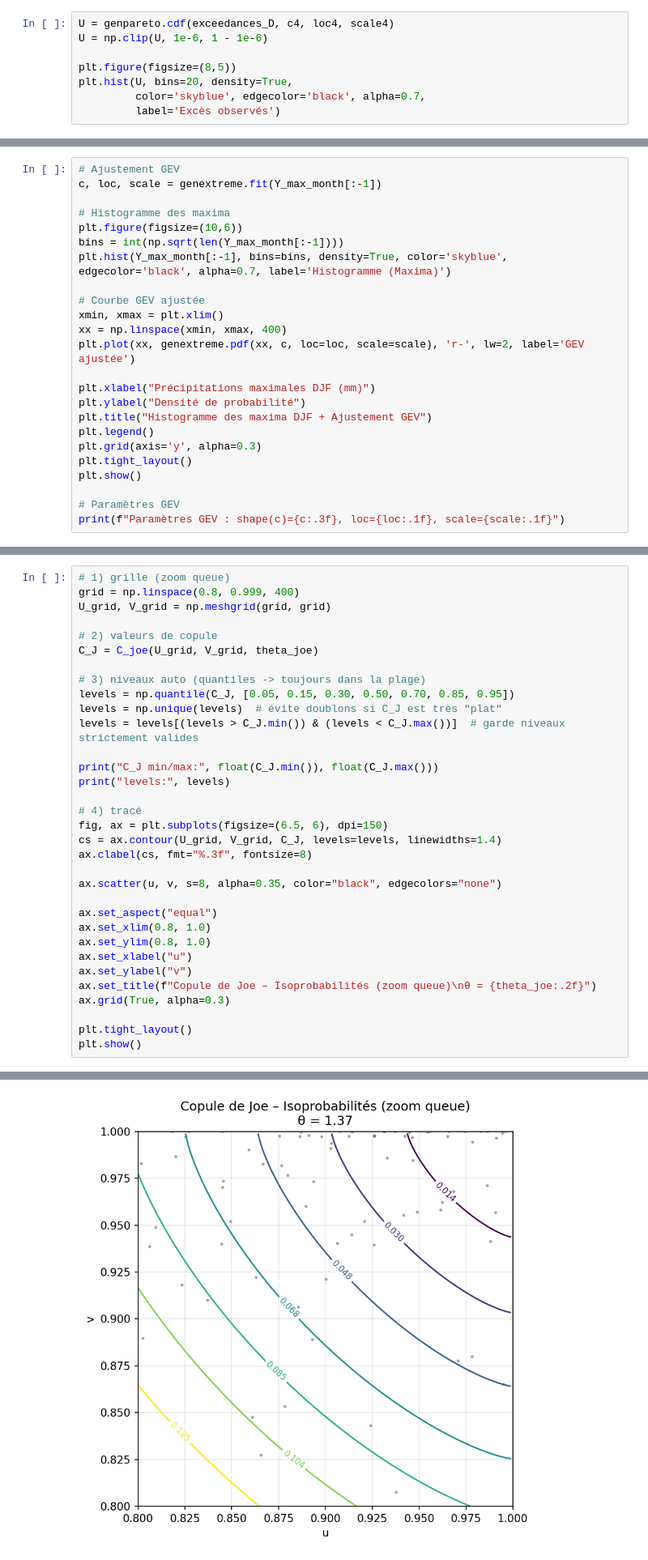
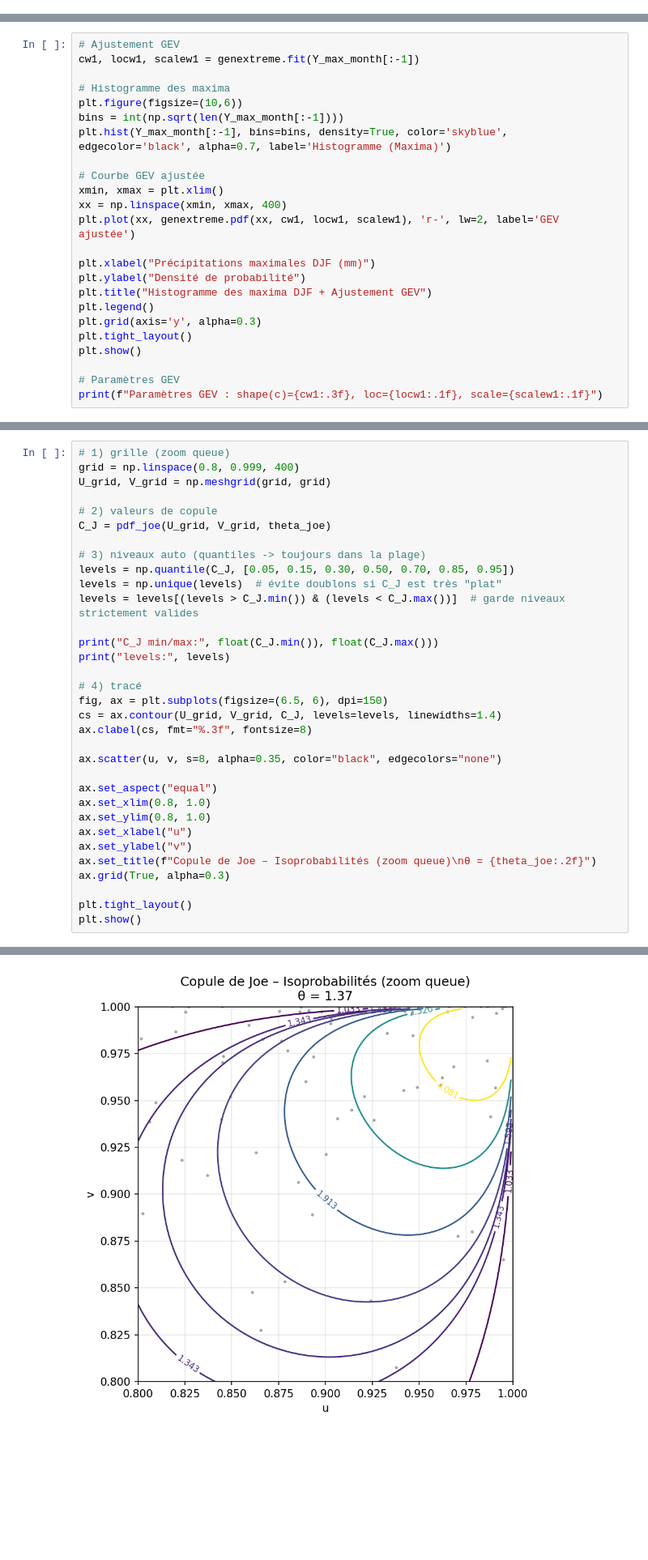
Before and after one commit to Faza20-lab/Projet_stats, a Jupyter notebook: Projet_stats.ipynb, the cells around one changed output, grey strips where cells are left out. Shown at 81% size. Drawn from its saved outputs; the diff is of its cells as text; blank space fills up the shorter version.

```diff
--- a/Projet_stats.ipynb
+++ b/Projet_stats.ipynb
@@ -965,9 +1009 @@ Nombre d'excès : 2265
 Paramètres GPD : shape=-0.045, scale=280.948
-# %%
-U = genpareto.cdf(exceedances_D, c4, loc4, scale4)
-U = np.clip(U, 1e-6, 1 - 1e-6)
-
-plt.figure(figsize=(8,5))
-plt.hist(U, bins=20, density=True,
-         color='skyblue', edgecolor='black', alpha=0.7,
-         label='Excès observés')
@@ -1466,6 +1484,6 @@ KS p-value = 0.9296000101482544
 # %%
 # Ajustement GEV
-c, loc, scale = genextreme.fit(Y_max_month[:-1])
+cw1, locw1, scalew1 = genextreme.fit(Y_max_month[:-1])
 
 # Histogramme des maxima
 plt.figure(figsize=(10,6))
@@ -1475,7 +1493,7 @@ plt.hist(Y_max_month[:-1], bins=bins, density=True, color='skyblue', edgecolor='
 # Courbe GEV ajustée
 xmin, xmax = plt.xlim()
 xx = np.linspace(xmin, xmax, 400)
-plt.plot(xx, genextreme.pdf(xx, c, loc=loc, scale=scale), 'r-', lw=2, label='GEV ajustée')
+plt.plot(xx, genextreme.pdf(xx, cw1, locw1, scalew1), 'r-', lw=2, label='GEV ajustée')
 
 plt.xlabel("Précipitations maximales DJF (mm)")
 plt.ylabel("Densité de probabilité")
@@ -1486,7 +1504,7 @@ plt.tight_layout()
 plt.show()
 
 # Paramètres GEV
-print(f"Paramètres GEV : shape(c)={c:.3f}, loc={loc:.1f}, scale={scale:.1f}")
+print(f"Paramètres GEV : shape(c)={cw1:.3f}, loc={locw1:.1f}, scale={scalew1:.1f}")
 # %% [output]
 [figure]
 Paramètres GEV : shape(c)=0.237, loc=10.7, scale=1.8
@@ -2542,7 +2510,7 @@ grid = np.linspace(0.8, 0.999, 400)
 U_grid, V_grid = np.meshgrid(grid, grid)
 
 # 2) valeurs de copule
-C_J = C_joe(U_grid, V_grid, theta_joe)
+C_J = pdf_joe(U_grid, V_grid, theta_joe)
 
 # 3) niveaux auto (quantiles -> toujours dans la plage)
 levels = np.quantile(C_J, [0.05, 0.15, 0.30, 0.50, 0.70, 0.85, 0.95])
@@ -2576,4 +2544,4 @@ levels: [0.01423976 0.02987428 0.04779257 0.06762022 0.08531001 0.10397456
-[figure, old version]
+[figure, new version]
 # %%
 n = len(u)          # u = U_conjoint (extrêmes GPD)
 print(n)
```
Also changed, not shown: parts of 113 cells of this notebook.
